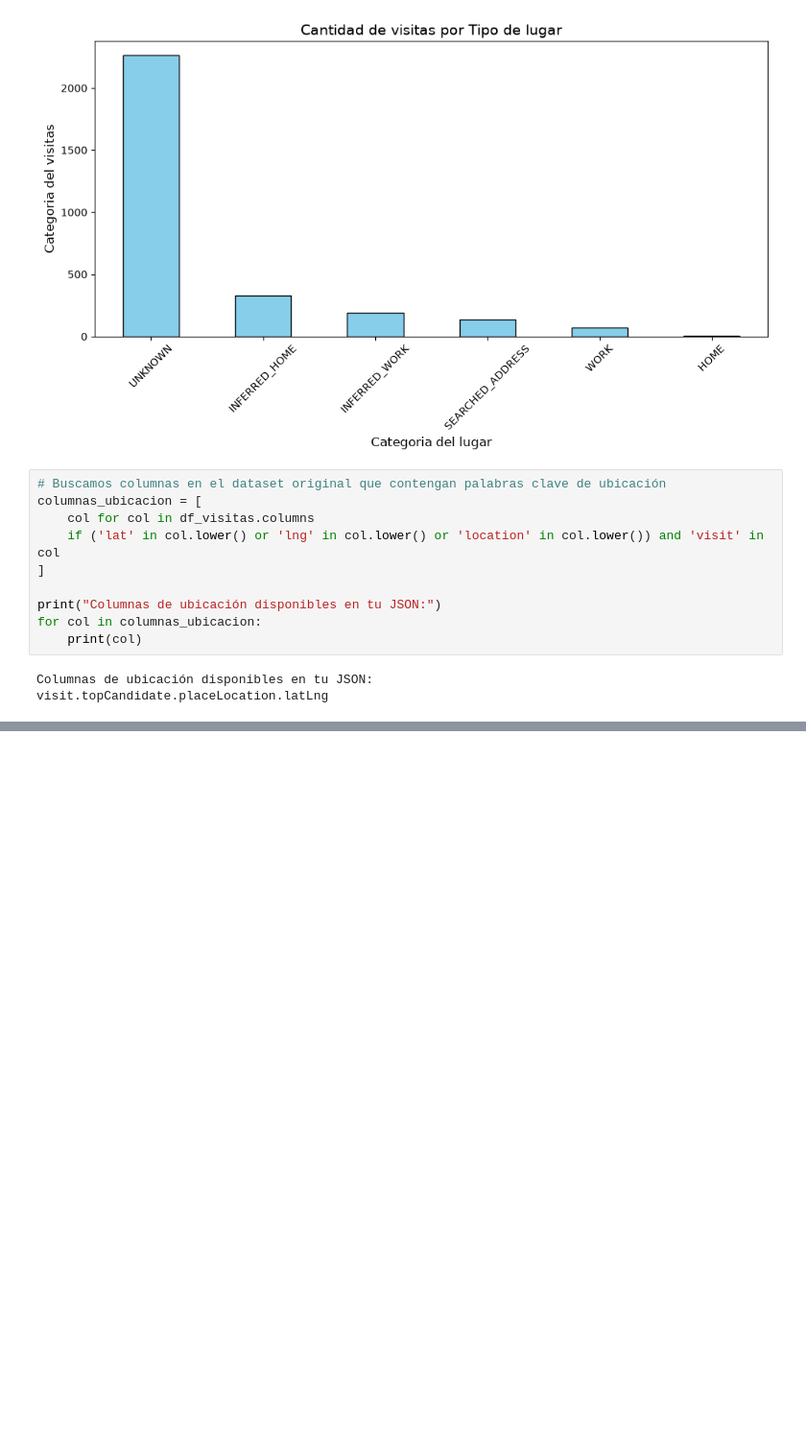
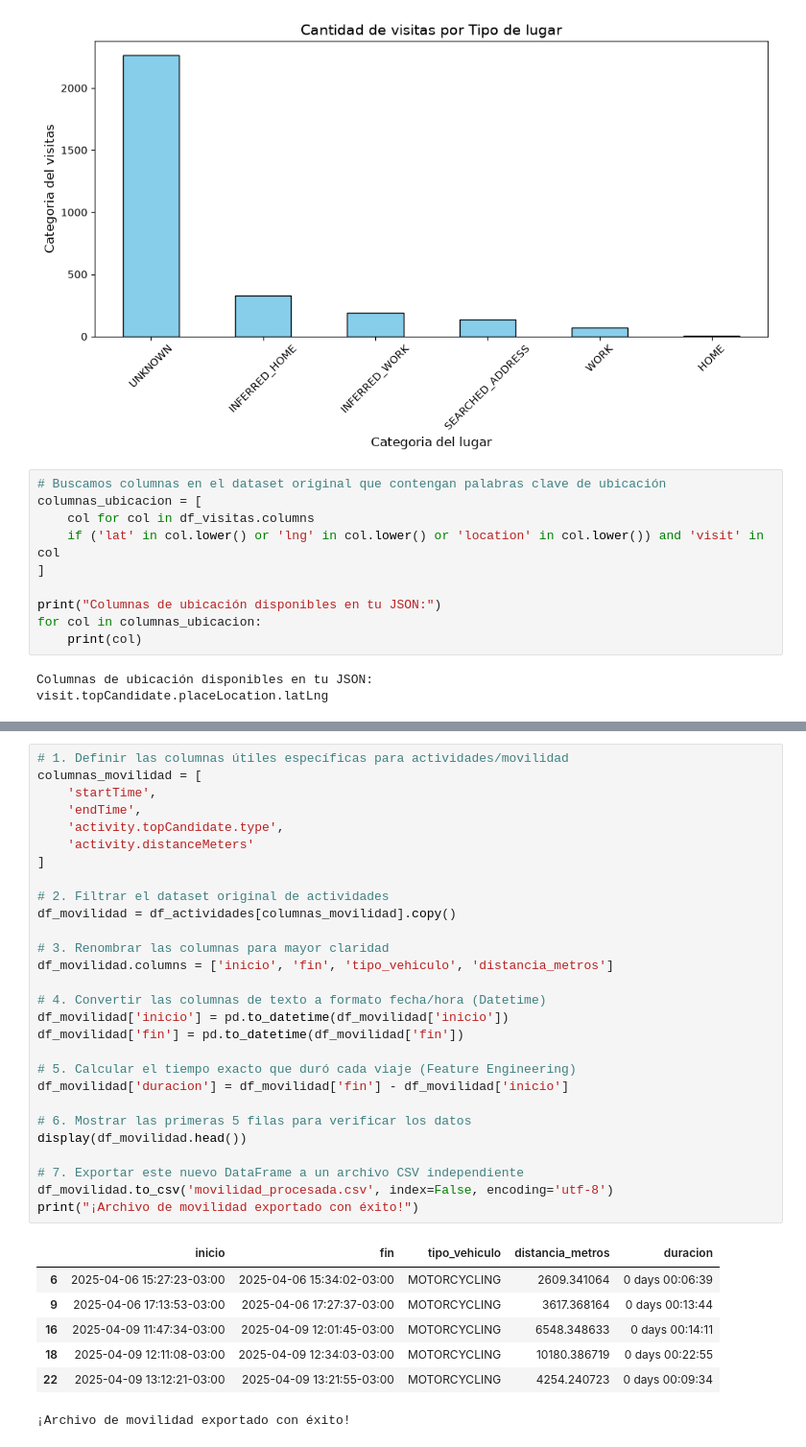
Before and after one commit to gabigaleano/infovis, a Jupyter notebook: TP/analisis-maps.ipynb, the cells around one changed output, grey strips where cells are left out. Shown at 96% size. Cells and saved outputs as stored; diff of their text form; blank space fills up the shorter version.

```diff
--- a/TP/analisis-maps.ipynb
+++ b/TP/analisis-maps.ipynb
@@ -244,0 +286,36 @@ Done
+# %%
+# 1. Definir las columnas útiles específicas para actividades/movilidad
+columnas_movilidad = [
+    'startTime',
+    'endTime',
+    'activity.topCandidate.type',
+    'activity.distanceMeters'
+]
+
+# 2. Filtrar el dataset original de actividades
+df_movilidad = df_actividades[columnas_movilidad].copy()
+
+# 3. Renombrar las columnas para mayor claridad
+df_movilidad.columns = ['inicio', 'fin', 'tipo_vehiculo', 'distancia_metros']
+
+# 4. Convertir las columnas de texto a formato fecha/hora (Datetime)
+df_movilidad['inicio'] = pd.to_datetime(df_movilidad['inicio'])
+df_movilidad['fin'] = pd.to_datetime(df_movilidad['fin'])
+
+# 5. Calcular el tiempo exacto que duró cada viaje (Feature Engineering)
+df_movilidad['duracion'] = df_movilidad['fin'] - df_movilidad['inicio']
+
+# 6. Mostrar las primeras 5 filas para verificar los datos
+display(df_movilidad.head())
+
+# 7. Exportar este nuevo DataFrame a un archivo CSV independiente
+df_movilidad.to_csv('movilidad_procesada.csv', index=False, encoding='utf-8')
+print("¡Archivo de movilidad exportado con éxito!")
+# %% [output]
+|  | inicio | fin | tipo_vehiculo | distancia_metros | duracion |
+| 6 | 2025-04-06 15:27:23-03:00 | 2025-04-06 15:34:02-03:00 | MOTORCYCLING | 2609.341064 | 0 days 00:06:39 |
+| 9 | 2025-04-06 17:13:53-03:00 | 2025-04-06 17:27:37-03:00 | MOTORCYCLING | 3617.368164 | 0 days 00:13:44 |
+| 16 | 2025-04-09 11:47:34-03:00 | 2025-04-09 12:01:45-03:00 | MOTORCYCLING | 6548.348633 | 0 days 00:14:11 |
+| 18 | 2025-04-09 12:11:08-03:00 | 2025-04-09 12:34:03-03:00 | MOTORCYCLING | 10180.386719 | 0 days 00:22:55 |
+| 22 | 2025-04-09 13:12:21-03:00 | 2025-04-09 13:21:55-03:00 | MOTORCYCLING | 4254.240723 | 0 days 00:09:34 |
+¡Archivo de movilidad exportado con éxito!
```
Also changed, not shown: parts of 1 cell of this notebook, 2 other files.
